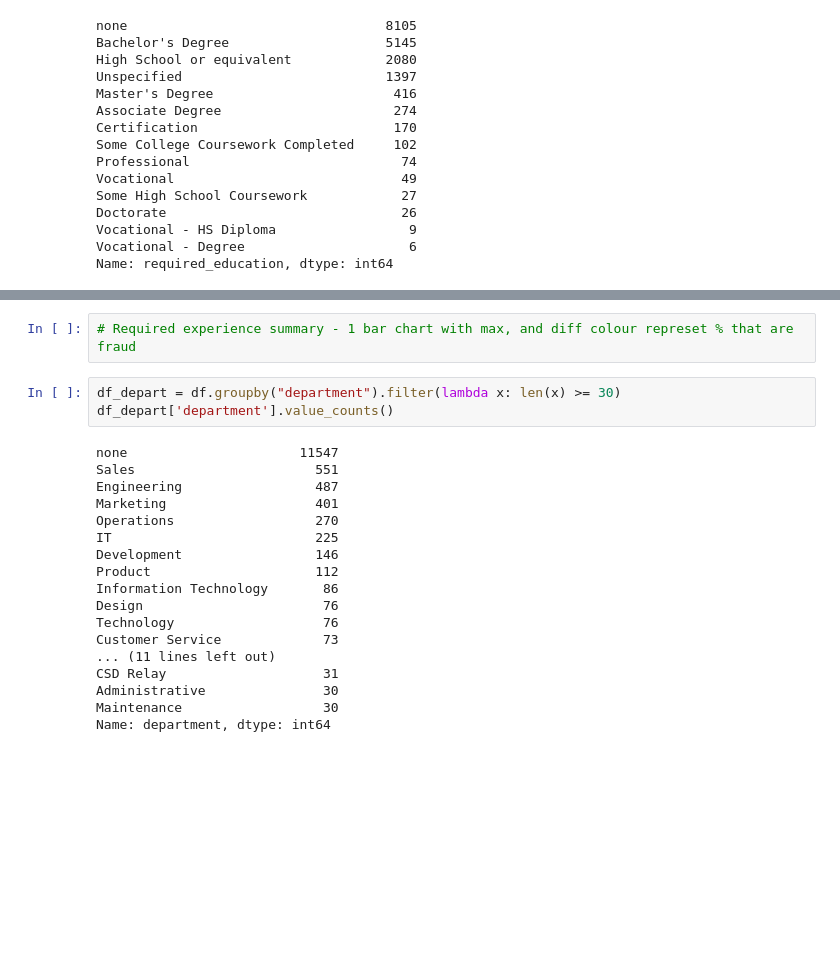
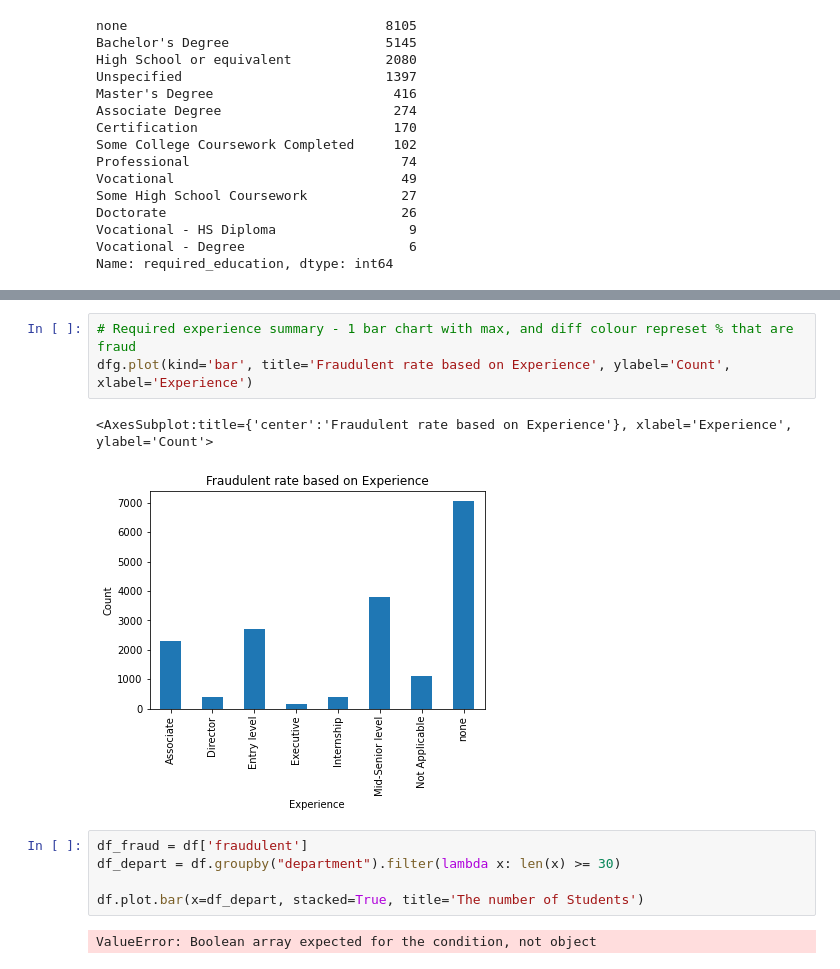
Before and after one commit to Ikyupark/Capstone-project, a Jupyter notebook: Data_Analysis.ipynb, the cells around one changed output, grey strips where cells are left out. Saved outputs shown, nothing was run; the diff lists cells and outputs as text; blank space fills up the shorter version.

```diff
--- a/Data_Analysis.ipynb
+++ b/Data_Analysis.ipynb
@@ -55,23 +103,13 @@ Name: required_experience, dtype: int64
 # %%
 # Required experience summary - 1 bar chart with max, and diff colour represet % that are fraud
+dfg.plot(kind='bar', title='Fraudulent rate based on Experience', ylabel='Count', xlabel='Experience')
+# %% [output]
+<AxesSubplot:title={'center':'Fraudulent rate based on Experience'}, xlabel='Experience', ylabel='Count'>
+[figure, added]
 # %%
+df_fraud = df['fraudulent']
 df_depart = df.groupby("department").filter(lambda x: len(x) >= 30)
-df_depart['department'].value_counts()
+
+df.plot.bar(x=df_depart, stacked=True, title='The number of Students')
 # %% [output]
-none                      11547
-Sales                       551
-Engineering                 487
-Marketing                   401
-Operations                  270
-IT                          225
-Development                 146
-Product                     112
-Information Technology       86
-Design                       76
-Technology                   76
-Customer Service             73
-... (11 lines left out)
-CSD Relay                    31
-Administrative               30
-Maintenance                  30
-Name: department, dtype: int64
+ValueError: Boolean array expected for the condition, not object
```
Also changed, not shown: parts of 15 cells of this notebook.
